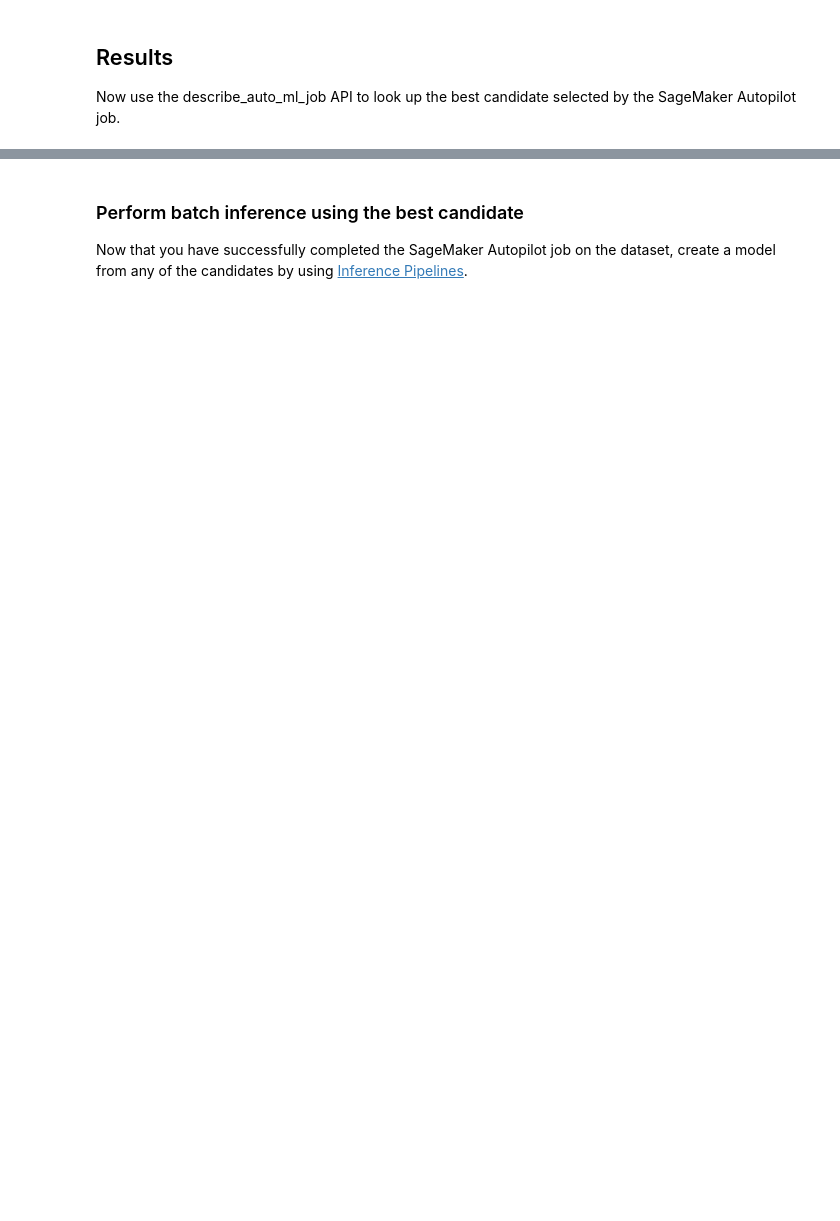
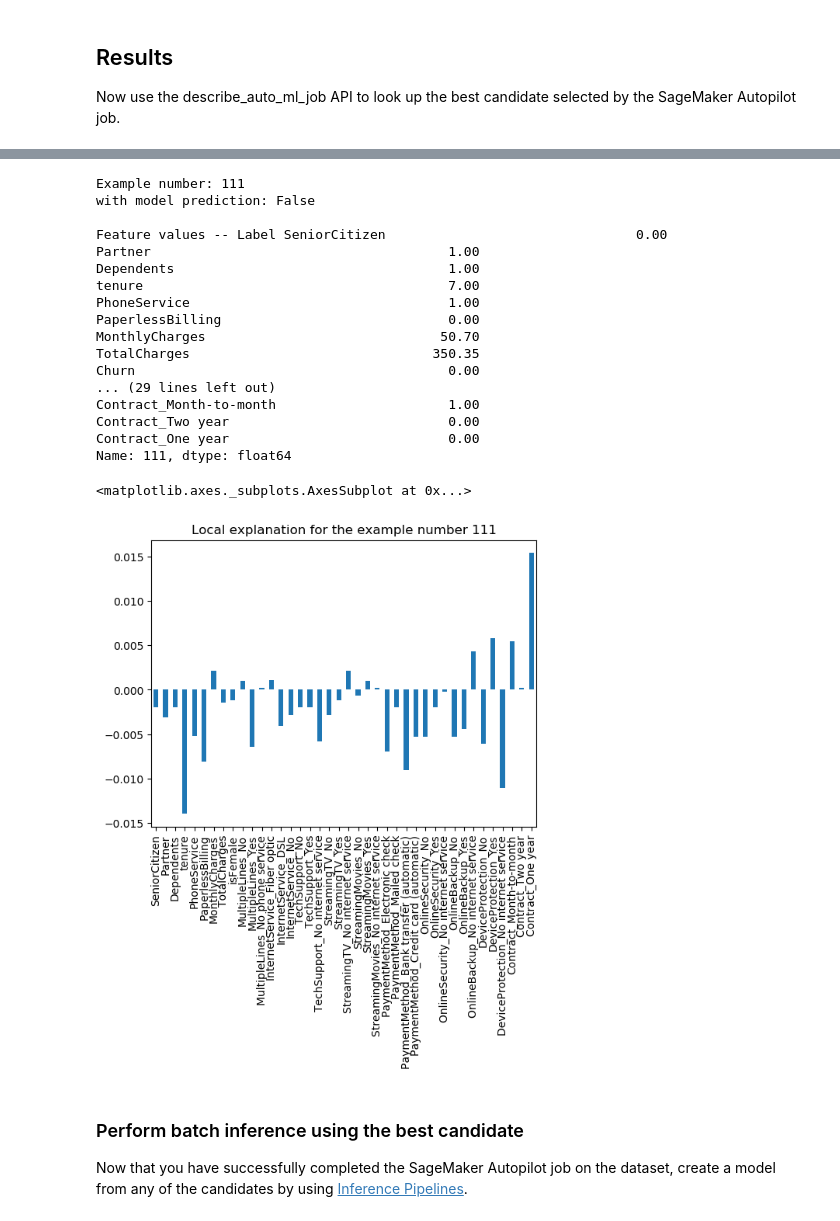
Before and after one commit to ccrngd1/SageMakerCustomerChurnDemo, a Jupyter notebook: AutoPilot-Ensemble.ipynb, the cells around one changed output, grey strips where cells are left out. Saved outputs shown, nothing was run; the diff lists cells and outputs as text; code cells hidden in the pictures; blank space fills up the shorter version.

Commit message:
adding clarify examples to AutopilotEnsemble and sample notebook

```diff
--- a/AutoPilot-Ensemble.ipynb
+++ b/AutoPilot-Ensemble.ipynb
@@ -136,0 +280,16 @@ print("FinalAutoMLJobObjectiveMetricValue: " + str(best_candidate['FinalAutoMLJo
+# %%
+shap_config = clarify.SHAPConfig(
+    baseline=baseline,
+    num_samples=15,
+    agg_method="mean_abs",
+    save_local_shap_values=True,
+)
+
+explainability_output_path = "s3://{}/{}/clarify-explainability".format(bucket, prefix)
+explainability_data_config = clarify.DataConfig(
+    s3_data_input_path=train_data_uri,
+    s3_output_path=explainability_output_path,
+    label="Churn",
+    headers=train_data.columns.to_list(),
+    dataset_type="text/csv",
+)
@@ -137,3 +320,43 @@ print("FinalAutoMLJobObjectiveMetricValue: " + str(best_candidate['FinalAutoMLJo
+# %%
+import matplotlib
+
+local_explanations_out = pd.read_csv(explainability_output_path + "/explanations_shap/out.csv")
+feature_names = [str.replace(c, "_label0", "") for c in local_explanations_out.columns.to_series()]
+local_explanations_out.columns = feature_names
+
+selected_example = 111
+print(
+    "Example number:",
+    selected_example,
+    "\nwith model prediction:",
+    sum(local_explanations_out.iloc[selected_example]) > 0,
+)
+%matplotlib inline
+
+print("\nFeature values -- Label", train_data.iloc[selected_example])
+local_explanations_out.iloc[selected_example].plot(
+    kind="bar", title="Local explanation for the example number " + str(selected_example), rot=90
+)
+# %% [output]
+Example number: 111
+with model prediction: False
+
+Feature values -- Label SeniorCitizen                                0.00
+Partner                                      1.00
+Dependents                                   1.00
+tenure                                       7.00
+PhoneService                                 1.00
+PaperlessBilling                             0.00
+MonthlyCharges                              50.70
+TotalCharges                               350.35
+Churn                                        0.00
+... (29 lines left out)
+Contract_Month-to-month                      1.00
+Contract_Two year                            0.00
+Contract_One year                            0.00
+Name: 111, dtype: float64
+<matplotlib.axes._subplots.AxesSubplot at 0x...>
+[figure, added]
 # %% [markdown]
 ### Perform batch inference using the best candidate
 
```
Also changed, not shown: parts of 29 cells of this notebook, 4 other files.
